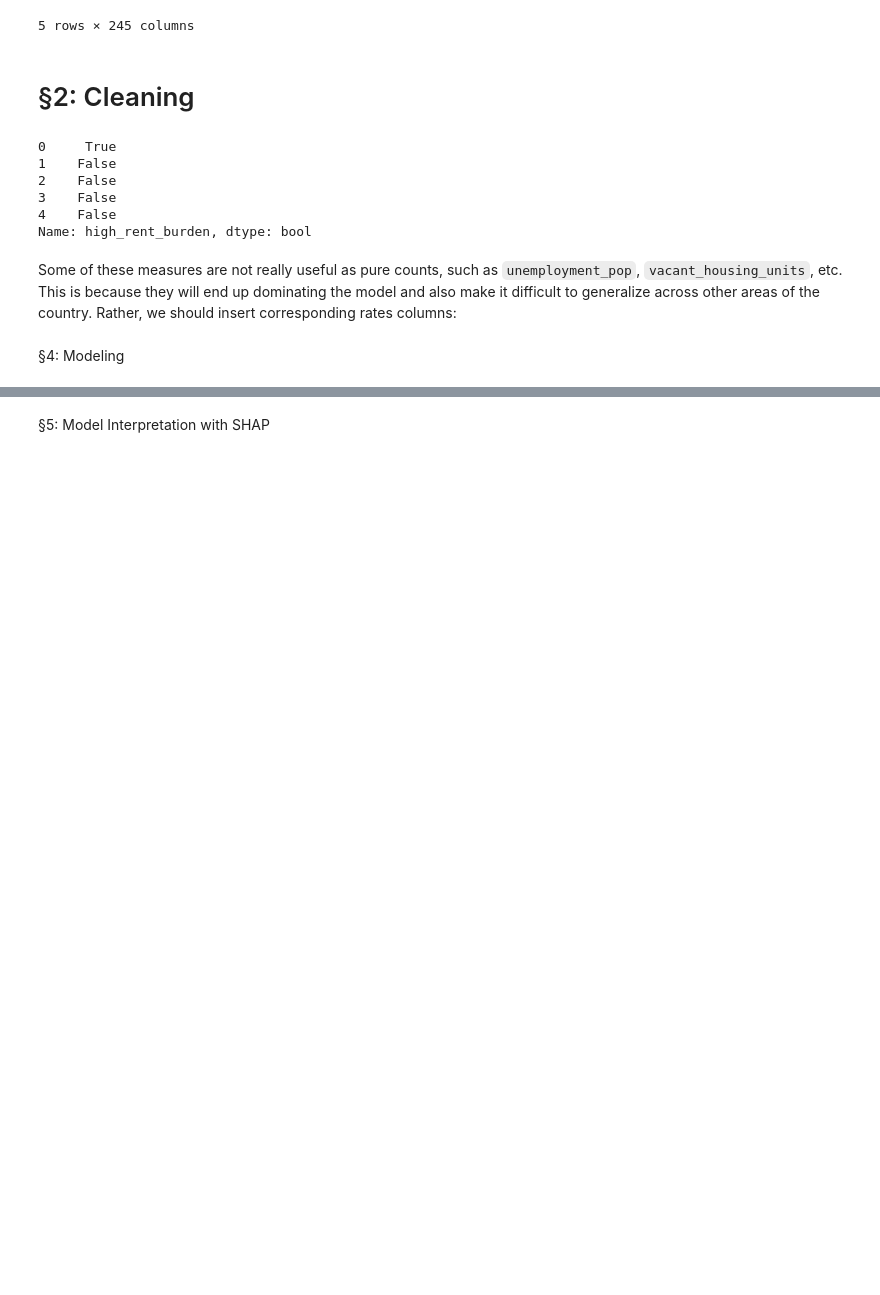
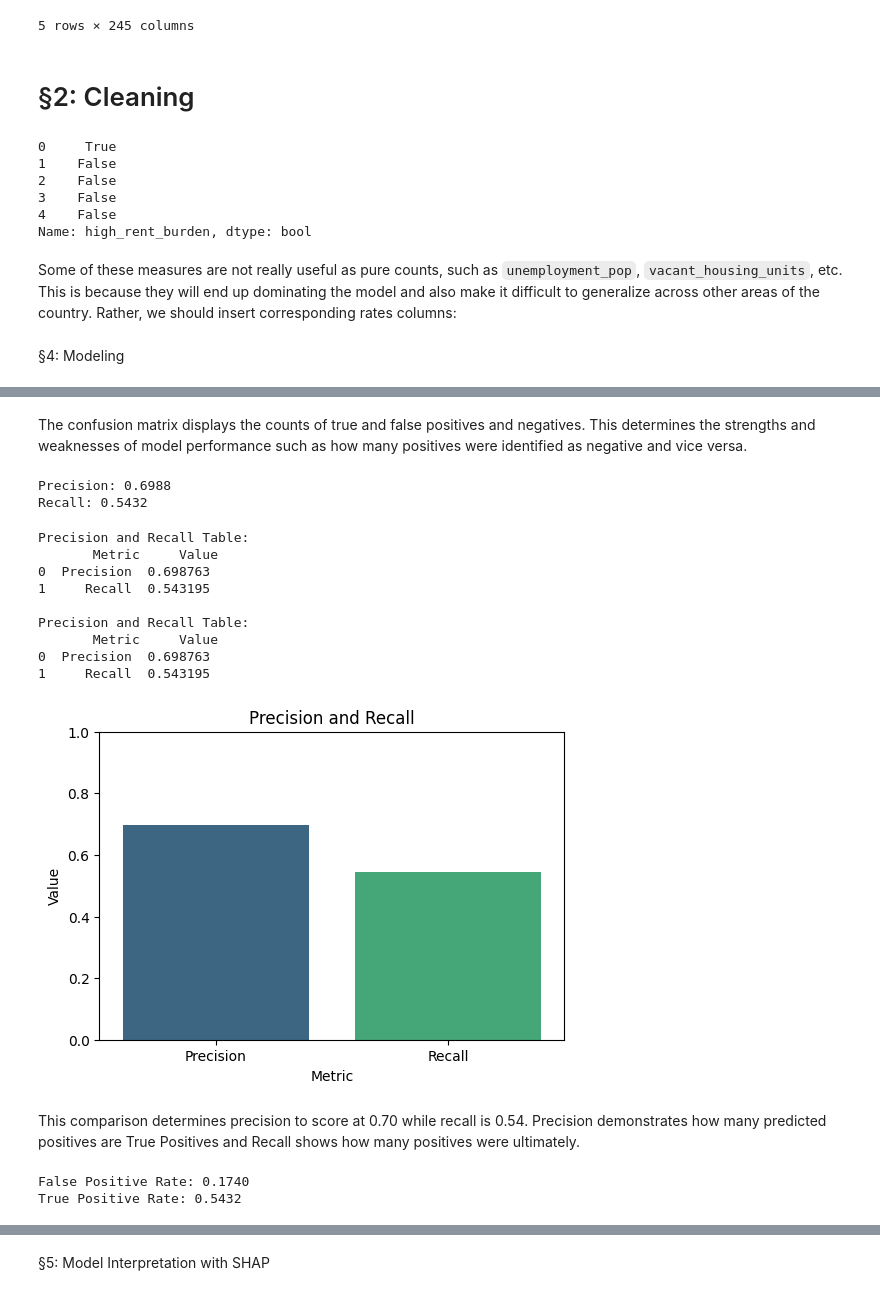
Before and after one commit to KamronAggorURI/Machine-Learning-Final, a Jupyter notebook: notebooks/Final.ipynb, the cells around one changed output, grey strips where cells are left out. Saved outputs shown, nothing was run; the diff lists cells and outputs as text; code cells hidden in the pictures; blank space fills up the shorter version.

```diff
--- a/notebooks/Final.ipynb
+++ b/notebooks/Final.ipynb
@@ -277,0 +324,54 @@ weighted avg       0.70      0.71      0.70     17079
+# %% [markdown]
+The confusion matrix displays the counts of true and false positives and negatives. This determines the strengths and weaknesses of model performance such as how many positives were identified as negative and vice versa.
+# %%
+# calculate precision
+precision = tp / (tp + fp) if (tp + fp) > 0 else 0
+print(f"Precision: {precision:.4f}")
+# calculate recall
+recall = tp / (tp + fn) if (tp + fn) > 0 else 0
+print(f"Recall: {recall:.4f}")
+# %% [output]
+Precision: 0.6988
+Recall: 0.5432
+# %%
+# table for precision
+precision_df = pd.DataFrame({
+    'Metric': ['Precision', 'Recall'],
+    'Value': [precision, recall]
+})
+print("\nPrecision and Recall Table:\n", precision_df)
+# table for recall
+recall_df = pd.DataFrame({
+    'Metric': ['Precision', 'Recall'],
+    'Value': [precision, recall]
+})
+print("\nPrecision and Recall Table:\n", recall_df)
+# visualization for precision
+plt.figure(figsize=(6,4))
+sns.barplot(x='Metric', y='Value', data=precision_df, palette='viridis', hue ='Metric', dodge=False)
+plt.ylim(0, 1)
+plt.title('Precision and Recall')
+plt.show()
+# %% [output]
+Precision and Recall Table:
+       Metric     Value
+0  Precision  0.698763
+1     Recall  0.543195
+
+Precision and Recall Table:
+       Metric     Value
+0  Precision  0.698763
+1     Recall  0.543195
+[figure, added]
+# %% [markdown]
+This comparison determines precision to score at 0.70 while recall is 0.54. Precision demonstrates how many predicted positives are True Positives and Recall shows how many positives were ultimately.
+# %%
+# find false positive rate
+false_positive_rate = fp / (fp + tn) if (fp + tn) > 0 else 0
+print(f"False Positive Rate: {false_positive_rate:.4f}")
+# find true positive rate
+true_positive_rate = tp / (tp + fn) if (tp + fn) > 0 else 0
+print(f"True Positive Rate: {true_positive_rate:.4f}")
+# %% [output]
+False Positive Rate: 0.1740
+True Positive Rate: 0.5432
```
Also changed, not shown: parts of 14 cells of this notebook.
